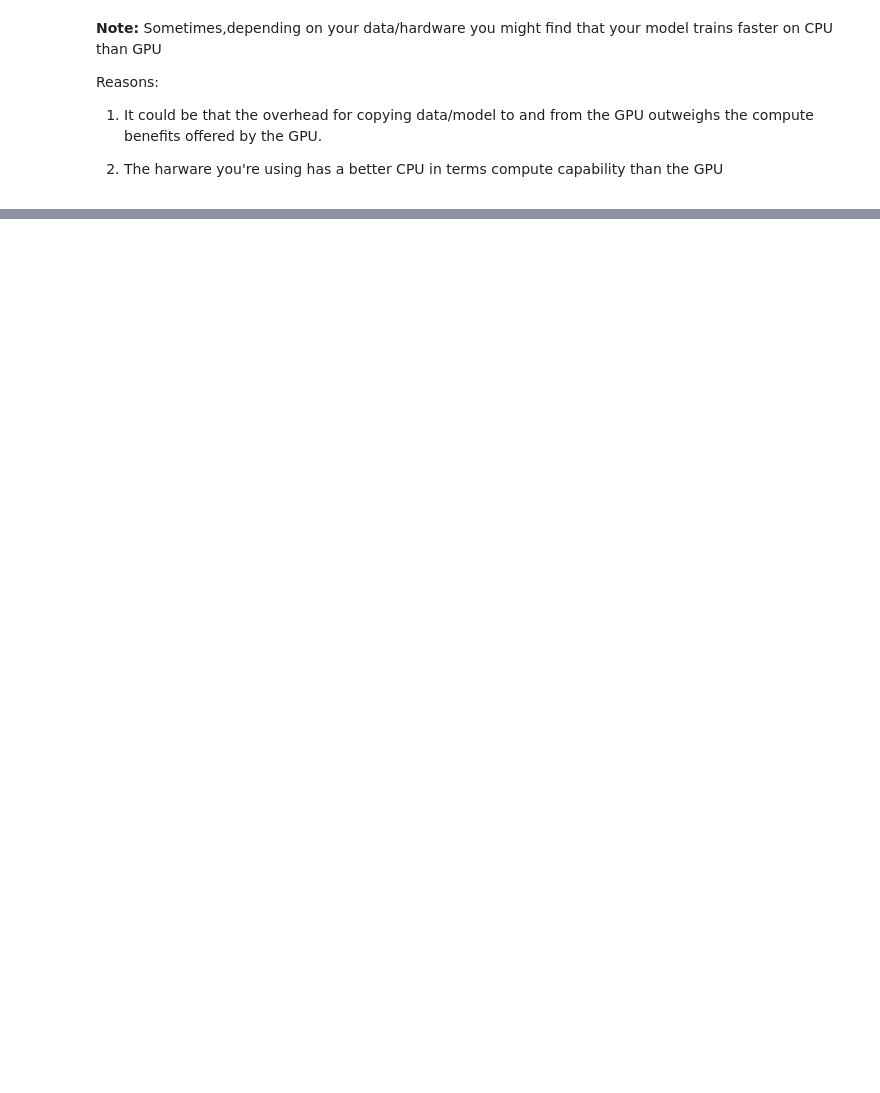
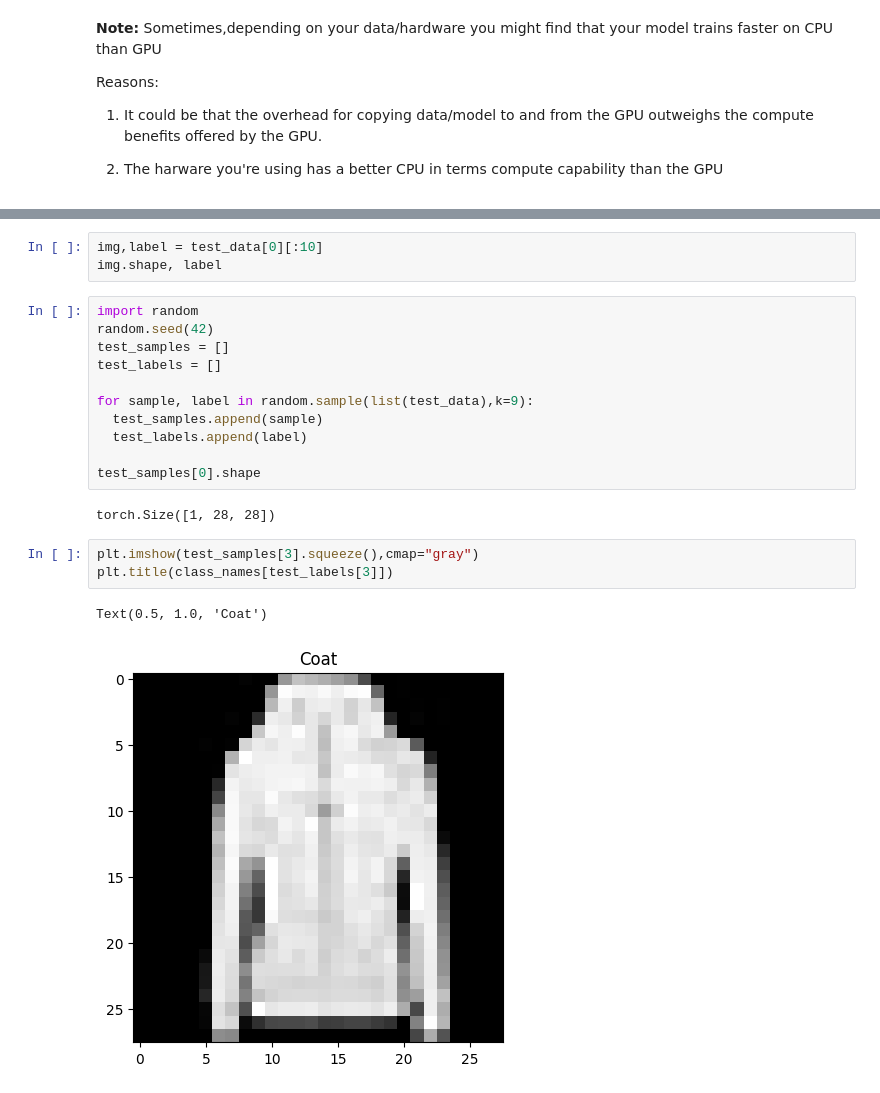
Before and after one commit to SUMIT74184/Machine-learning-journey, a Jupyter notebook: ComputerVision.ipynb, the cells around one changed output, grey strips where cells are left out. Drawn from its saved outputs; the diff is of its cells as text; blank space fills up the shorter version.

```diff
--- a/ComputerVision.ipynb
+++ b/ComputerVision.ipynb
@@ -801,0 +1043,22 @@ Successfully installed comm-0.2.3 ipywidgets-8.1.8 jedi-0.19.2 widgetsnbextensio
+# %%
+img,label = test_data[0][:10]
+img.shape, label
+# %%
+import random
+random.seed(42)
+test_samples = []
+test_labels = []
+
+for sample, label in random.sample(list(test_data),k=9):
+  test_samples.append(sample)
+  test_labels.append(label)
+
+test_samples[0].shape
+# %% [output]
+torch.Size([1, 28, 28])
+# %%
+plt.imshow(test_samples[3].squeeze(),cmap="gray")
+plt.title(class_names[test_labels[3]])
+# %% [output]
+Text(0.5, 1.0, 'Coat')
+[figure, added]
```
Also changed, not shown: parts of 49 cells of this notebook.
